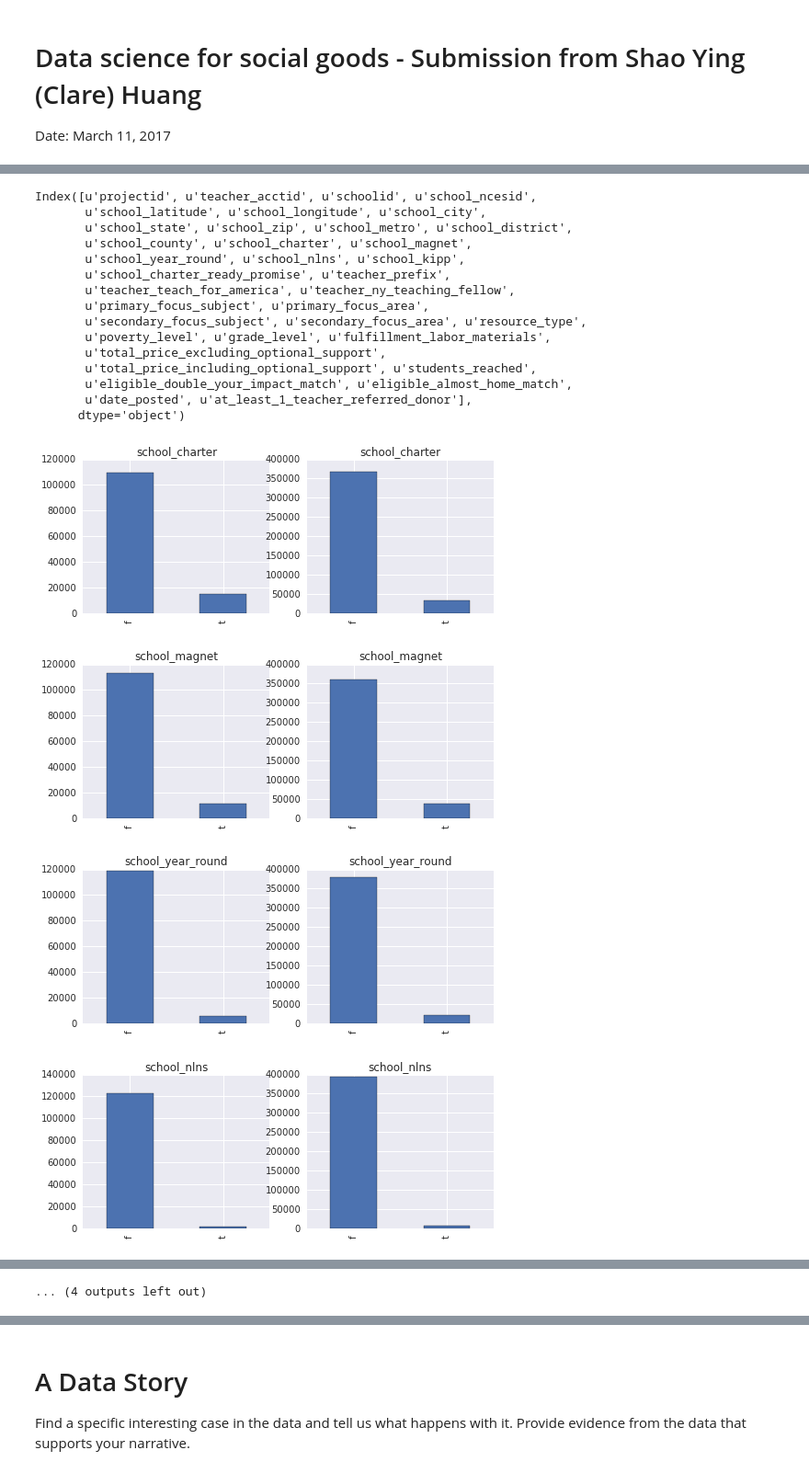
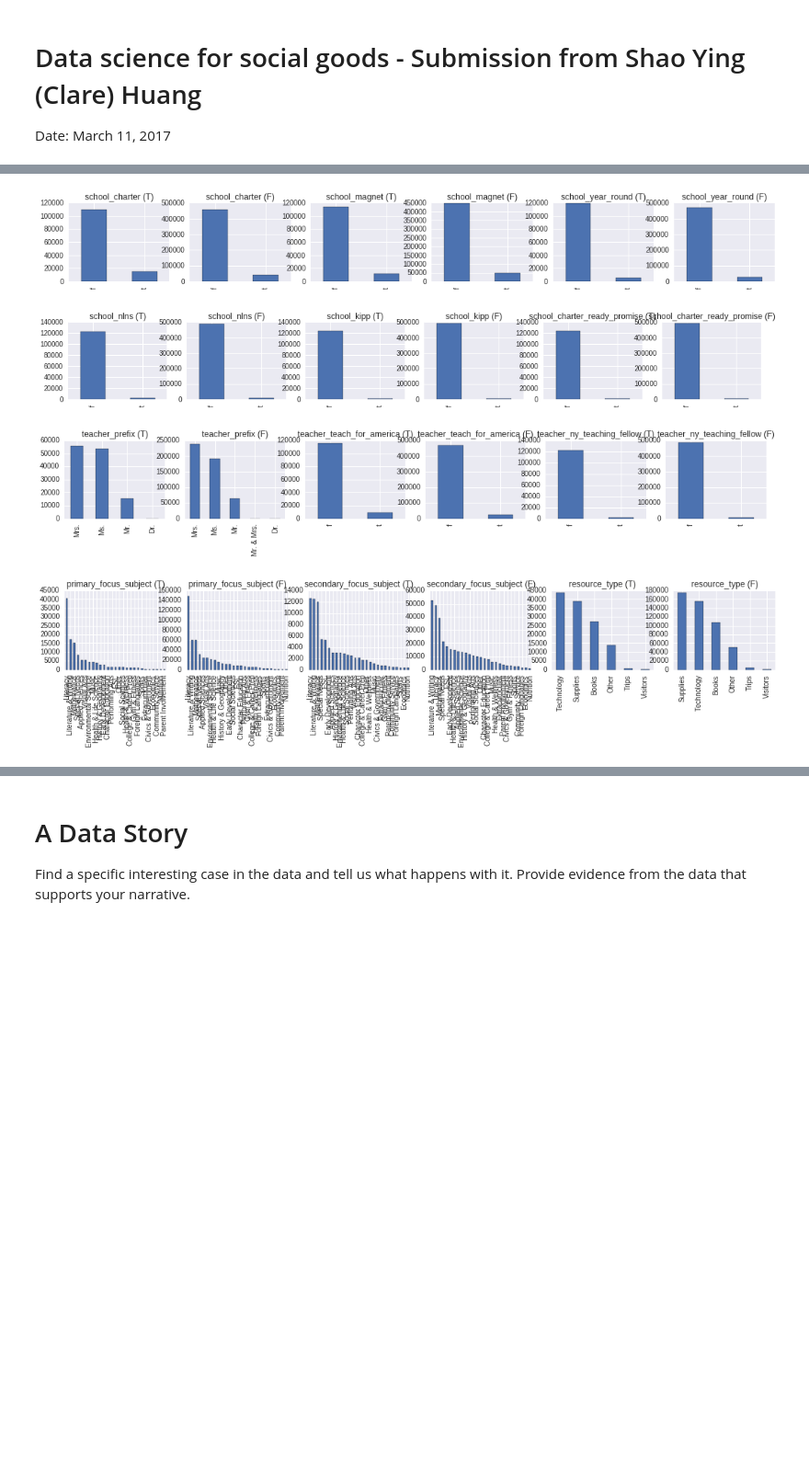
Before and after one commit to csyhuang/DSaPP_RA_Project, a Jupyter notebook: Predicting-Excitement-csyhuang.ipynb, the cells around one changed output, grey strips where cells are left out. Shown: that part at 92% size. Cells and saved outputs as stored; diff of their text form; code cells hidden in the pictures; blank space fills up the shorter version.

```diff
--- a/Predicting-Excitement-csyhuang.ipynb
+++ b/Predicting-Excitement-csyhuang.ipynb
@@ -95,0 +94,9 @@ plt.xlabel('great_messages_proportion')
+# %%
+projects_with_outcome = projects.merge(outcomes[['projectid','at_least_1_teacher_referred_donor']], how='inner')
+project_with_teacher_referred = projects_with_outcome[projects_with_outcome.at_least_1_teacher_referred_donor==1]
+project_no_teacher_referred = projects_with_outcome[projects_with_outcome.at_least_1_teacher_referred_donor==0]
+# print projects_with_outcome.columns
+projects_with_outcome.head()
+projects_with_outcome.columns
+projects_with_outcome['school_state'].replace(to_replace='La', value='LA', inplace=True)
+# projects_with_outcome[projects_with_outcome['school_state']=='La']['school_state']='LA'
@@ -96,52 +148,32 @@ plt.xlabel('great_messages_proportion')
 # %%
-# projects
-
-# projects_with_outcome = projects.join(outcomes[['projectid','is_exciting','fully_funded']],on='projectid', how='inner')
-# projects_with_outcome
-# outcomes.is_exciting
-# outcomes.projectid
-
-# print projects.columns
-# outcomes.columns
-
-projects_with_outcome = projects.merge(outcomes[['projectid','at_least_1_teacher_referred_donor']], how='inner')
-project_fully_funded = projects_with_outcome[projects_with_outcome.at_least_1_teacher_referred_donor=='t']
-project_not_fully_funded = projects_with_outcome[projects_with_outcome.at_least_1_teacher_referred_donor=='f']
-
-print projects_with_outcome.columns
-
+# print projects_with_outcome.columns
+even_col = 0
 for col in [u'school_charter', u'school_magnet',
        u'school_year_round', u'school_nlns', u'school_kipp',
        u'school_charter_ready_promise', u'teacher_prefix',u'teacher_teach_for_america',
        u'teacher_ny_teaching_fellow',u'primary_focus_subject',u'secondary_focus_subject',u'resource_type',
-       u'poverty_level', u'grade_level', u'fulfillment_labor_materials']:
-    aa = project_fully_funded[col].value_counts()
-    bb = project_not_fully_funded[col].value_counts()
+       u'poverty_level', u'grade_level']:
+    aa = project_with_teacher_referred[col].value_counts()
+    bb = project_no_teacher_referred[col].value_counts()
 
-    plt.subplots(figsize=(8,3))
-    plt.subplot(121)
-    plt.title(col)
+    if even_col%3 == 0:
+        plt.subplots(figsize=(18,2))
+        first,second = 161,162
+    elif even_col%3 == 1:
+        first,second = 163,164
+    else:
+        first,second = 165,166
+
+    plt.subplot(first)
+    plt.title(col+' (T)')
     aa.plot.bar()
-    plt.subplot(122)
-    plt.title(col)
+    plt.subplot(second)
+    plt.title(col+' (F)')
     bb.plot.bar()
+
+    even_col += 1
 # %% [output]
-Index([u'projectid', u'teacher_acctid', u'schoolid', u'school_ncesid',
-       u'school_latitude', u'school_longitude', u'school_city',
-       u'school_state', u'school_zip', u'school_metro', u'school_district',
-       u'school_county', u'school_charter', u'school_magnet',
-       u'school_year_round', u'school_nlns', u'school_kipp',
-       u'school_charter_ready_promise', u'teacher_prefix',
-       u'teacher_teach_for_america', u'teacher_ny_teaching_fellow',
-       u'primary_focus_subject', u'primary_focus_area',
-       u'secondary_focus_subject', u'secondary_focus_area', u'resource_type',
-       u'poverty_level', u'grade_level', u'fulfillment_labor_materials',
-       u'total_price_excluding_optional_support',
-       u'total_price_including_optional_support', u'students_reached',
-       u'eligible_double_your_impact_match', u'eligible_almost_home_match',
-       u'date_posted', u'at_least_1_teacher_referred_donor'],
-      dtype='object')
-[figure, old version]
+[figure, new version]
-[figure, old version]
+[figure, new version]
-[figure, old version]
+[figure, new version]
-[figure, old version]
+[figure, new version]
@@ -155 +180,0 @@ Index([u'projectid', u'teacher_acctid', u'schoolid', u'school_ncesid',
-... (4 outputs left out)
```
Also changed, not shown: parts of 30 cells of this notebook, 1 other file.
